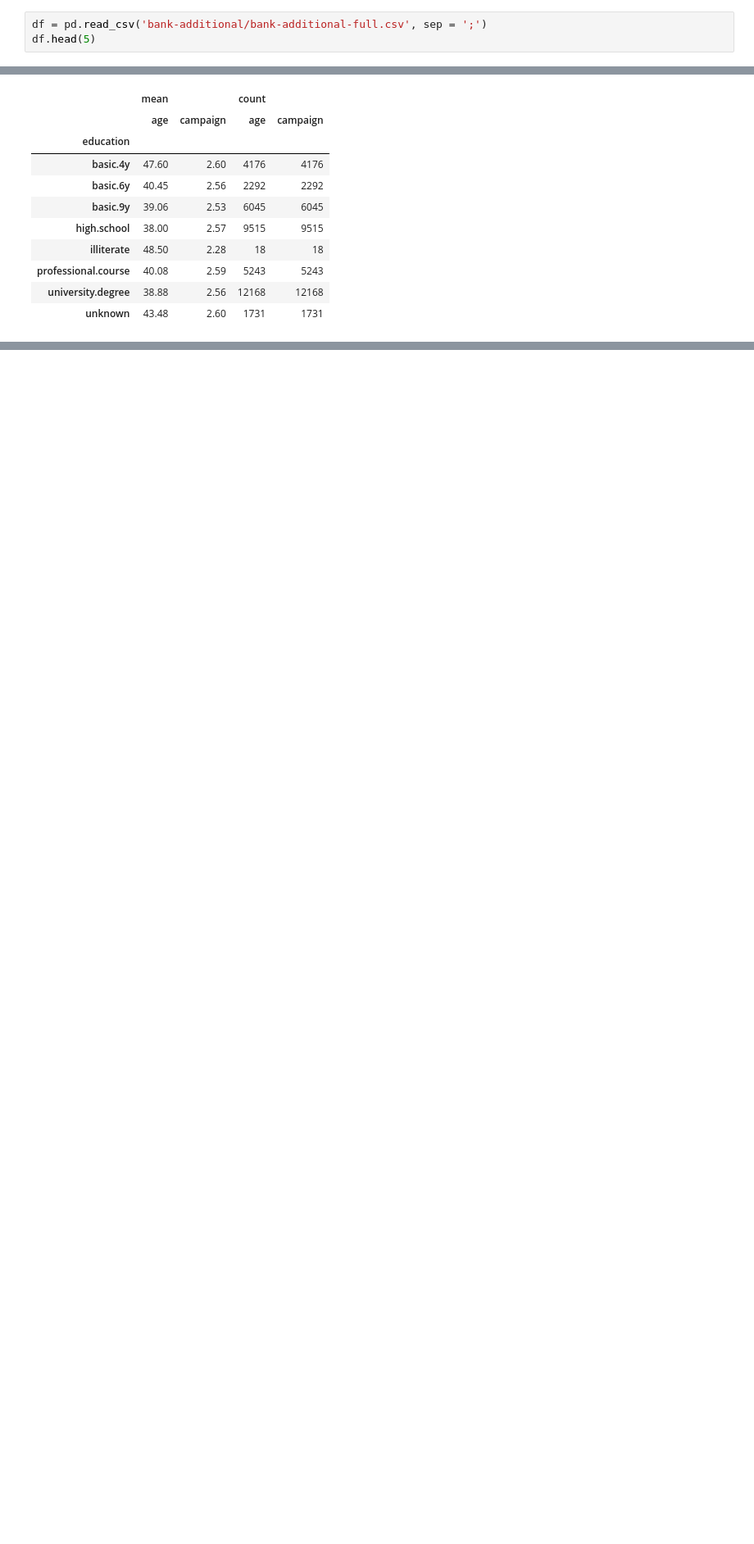
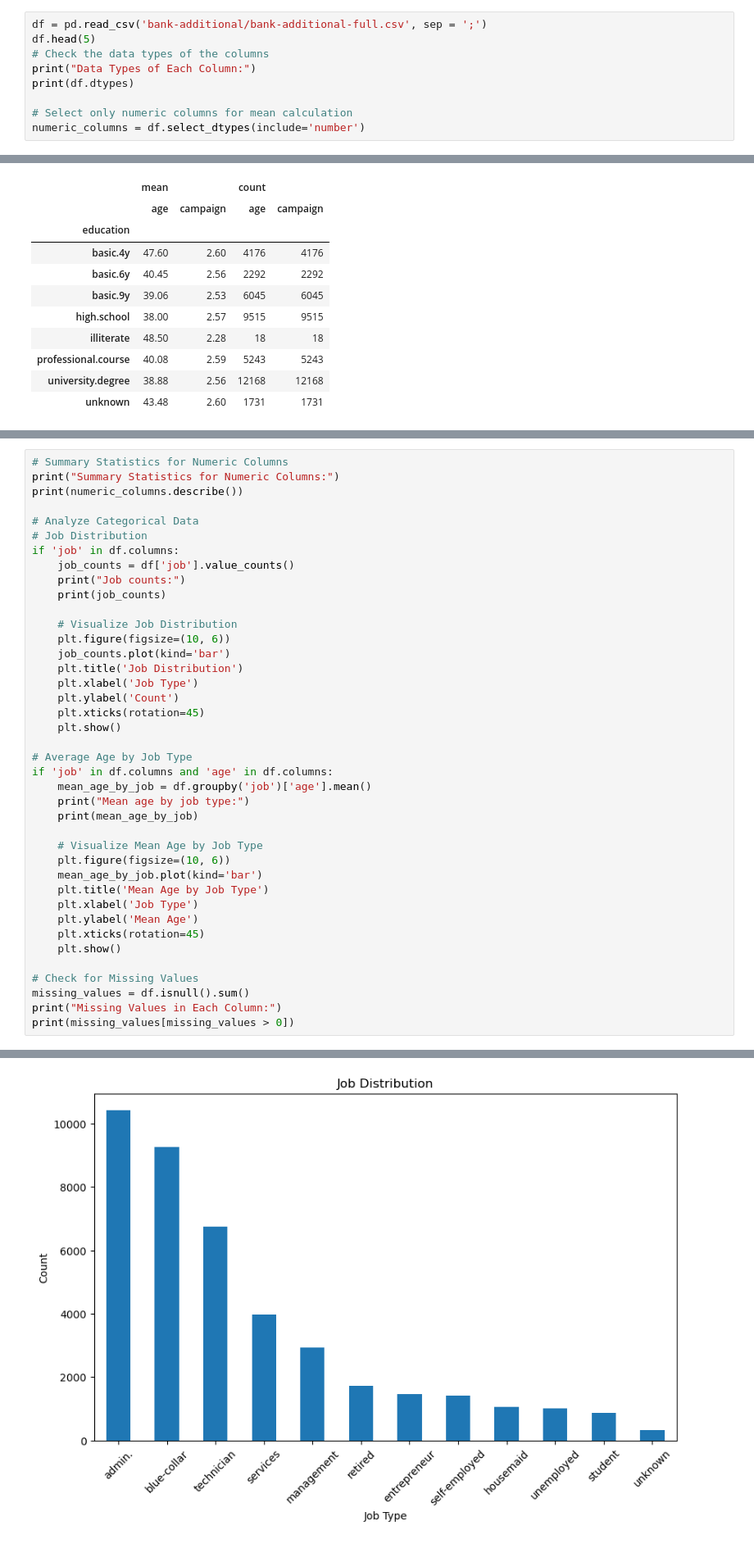
Before and after one commit to arshmankhalid88/EDA-Banking-Project, a Jupyter notebook: Proj1_EDA_Pandas_Banking (1).ipynb, the cells around one changed output, grey strips where cells are left out. Shown at 82% size. Saved outputs shown, nothing was run; the diff lists cells and outputs as text; blank space fills up the shorter version.

Commit message:
Added summarised graphs

```diff
--- a/Proj1_EDA_Pandas_Banking (1).ipynb
+++ b/Proj1_EDA_Pandas_Banking (1).ipynb
@@ -80,4 +98,10 @@ Let's read the data and look at the first 5 rows using the `head` method. The nu
 # %%
 df = pd.read_csv('bank-additional/bank-additional-full.csv', sep = ';')
 df.head(5)
+# Check the data types of the columns
+print("Data Types of Each Column:")
+print(df.dtypes)
+
+# Select only numeric columns for mean calculation
+numeric_columns = df.select_dtypes(include='number')
 # %% [output]
@@ -513,0 +571,41 @@ plt.show()
+# %%
+# Summary Statistics for Numeric Columns
+print("Summary Statistics for Numeric Columns:")
+print(numeric_columns.describe())
+
+# Analyze Categorical Data
+# Job Distribution
+if 'job' in df.columns:
+    job_counts = df['job'].value_counts()
+    print("Job counts:")
+    print(job_counts)
+
+    # Visualize Job Distribution
+    plt.figure(figsize=(10, 6))
+    job_counts.plot(kind='bar')
+    plt.title('Job Distribution')
+    plt.xlabel('Job Type')
+    plt.ylabel('Count')
+    plt.xticks(rotation=45)
+    plt.show()
+
+# Average Age by Job Type
+if 'job' in df.columns and 'age' in df.columns:
+    mean_age_by_job = df.groupby('job')['age'].mean()
+    print("Mean age by job type:")
+    print(mean_age_by_job)
+
+    # Visualize Mean Age by Job Type
+    plt.figure(figsize=(10, 6))
+    mean_age_by_job.plot(kind='bar')
+    plt.title('Mean Age by Job Type')
+    plt.xlabel('Job Type')
+    plt.ylabel('Mean Age')
+    plt.xticks(rotation=45)
+    plt.show()
+
+# Check for Missing Values
+missing_values = df.isnull().sum()
+print("Missing Values in Each Column:")
+print(missing_values[missing_values > 0])
+# %% [output]
@@ -513,0 +629 @@ plt.show()
+[figure, added]
```
Also changed, not shown: parts of 27 cells of this notebook.
